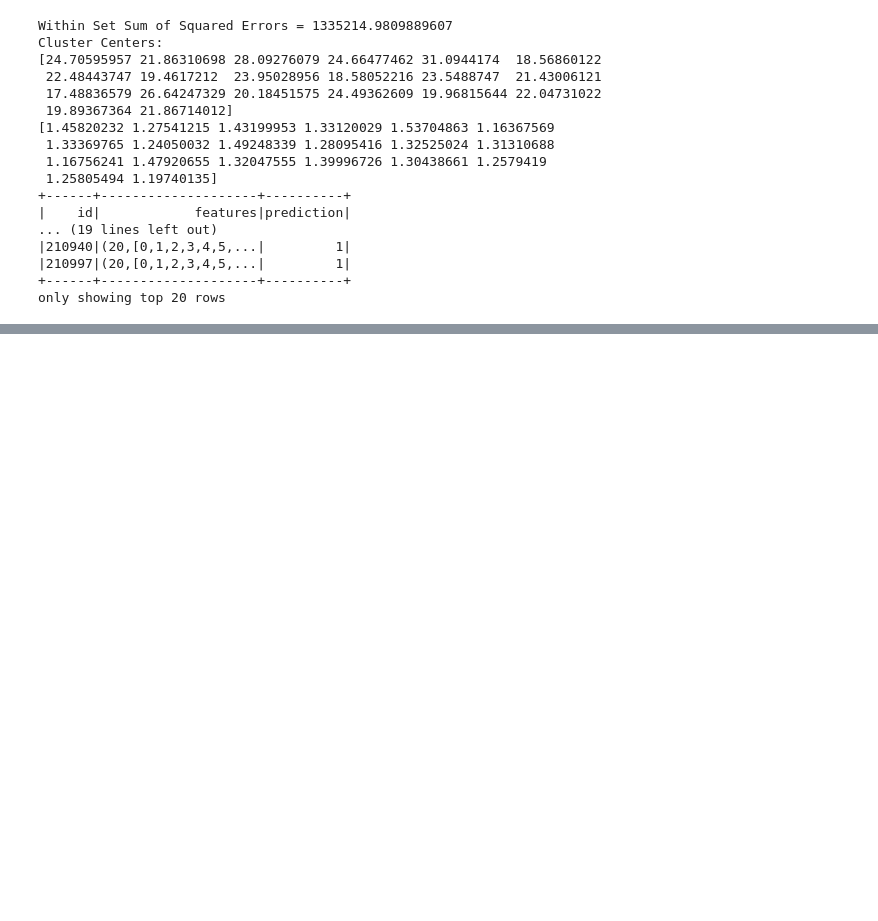
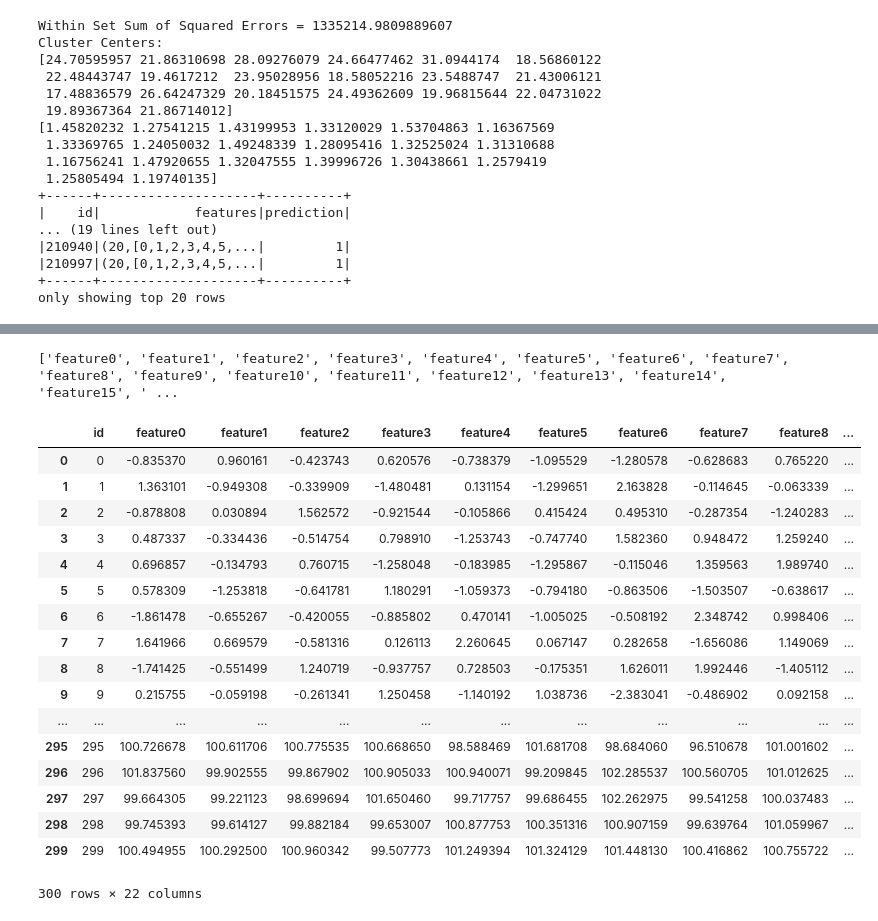
Before and after one commit to colirain/bigdatahw, a Jupyter notebook: hw4/hw4/clusteringDataExport.ipynb, the cells around one changed output, grey strips where cells are left out. Saved outputs shown, nothing was run; the diff lists cells and outputs as text; code cells hidden in the pictures; blank space fills up the shorter version.

Commit message:
random

```diff
--- a/hw4/hw4/clusteringDataExport.ipynb
+++ b/hw4/hw4/clusteringDataExport.ipynb
@@ -111,3 +112,21 @@ Cluster Centers:
 |210997|(20,[0,1,2,3,4,5,...|         1|
 +------+--------------------+----------+
 only showing top 20 rows
+# %%
+# generate clusters
+import numpy as np
+# mean 0
+label1 = np.full((100,1),1,dtype=int)
+# label1.astype(int)
+label2 = np.full((100,1),2,dtype=int)
+label3 = np.full((100,1),3,dtype=int)
+array1 = np.random.multivariate_normal([0]*20,np.identity(20),100)
+array1 = np.concatenate([array1,label1],axis = 1)
+# mean 100
+array2 = np.random.multivariate_normal([100]*20,np.identity(20),100)
+array2 = np.concatenate([array2,label2],axis = 1)
+# mean 200
+array3 = np.random.multivariate_normal([100]*20,np.identity(20),100)
+array3 = np.concatenate([array3,label3],axis = 1)
+array = np.concatenate([array1,array2,array3],axis = 0)
+print (array)
@@ -113,0 +147,31 @@ only showing top 20 rows
+# %%
+columnstr = []
+for i in range(array.shape[1]-1):
+    columnstr.append("feature{}".format(i))
+columnstr.append("label")
+print(columnstr)
+randomdf = pd.DataFrame(array,columns=columnstr)
+randomdf.insert(0,"id",randomdf.index)
+randomdf[["label"]].astype("int64")
+display(randomdf)
+randomdf.to_csv("../1/random.csv",sep = ",", index = False, encoding = "utf-8")
+# %% [output]
+['feature0', 'feature1', 'feature2', 'feature3', 'feature4', 'feature5', 'feature6', 'feature7', 'feature8', 'feature9', 'feature10', 'feature11', 'feature12', 'feature13', 'feature14', 'feature15', ' ...
+|  | id | feature0 | feature1 | feature2 | feature3 | feature4 | feature5 | feature6 | feature7 | feature8 | ... |
+| 0 | 0 | -0.835370 | 0.960161 | -0.423743 | 0.620576 | -0.738379 | -1.095529 | -1.280578 | -0.628683 | 0.765220 | ... |
+| 1 | 1 | 1.363101 | -0.949308 | -0.339909 | -1.480481 | 0.131154 | -1.299651 | 2.163828 | -0.114645 | -0.063339 | ... |
+| 2 | 2 | -0.878808 | 0.030894 | 1.562572 | -0.921544 | -0.105866 | 0.415424 | 0.495310 | -0.287354 | -1.240283 | ... |
+| 3 | 3 | 0.487337 | -0.334436 | -0.514754 | 0.798910 | -1.253743 | -0.747740 | 1.582360 | 0.948472 | 1.259240 | ... |
+| 4 | 4 | 0.696857 | -0.134793 | 0.760715 | -1.258048 | -0.183985 | -1.295867 | -0.115046 | 1.359563 | 1.989740 | ... |
+| 5 | 5 | 0.578309 | -1.253818 | -0.641781 | 1.180291 | -1.059373 | -0.794180 | -0.863506 | -1.503507 | -0.638617 | ... |
+| 6 | 6 | -1.861478 | -0.655267 | -0.420055 | -0.885802 | 0.470141 | -1.005025 | -0.508192 | 2.348742 | 0.998406 | ... |
+| 7 | 7 | 1.641966 | 0.669579 | -0.581316 | 0.126113 | 2.260645 | 0.067147 | 0.282658 | -1.656086 | 1.149069 | ... |
+| 8 | 8 | -1.741425 | -0.551499 | 1.240719 | -0.937757 | 0.728503 | -0.175351 | 1.626011 | 1.992446 | -1.405112 | ... |
+| 9 | 9 | 0.215755 | -0.059198 | -0.261341 | 1.250458 | -1.140192 | 1.038736 | -2.383041 | -0.486902 | 0.092158 | ... |
+| ... | ... | ... | ... | ... | ... | ... | ... | ... | ... | ... | ... |
+| 295 | 295 | 100.726678 | 100.611706 | 100.775535 | 100.668650 | 98.588469 | 101.681708 | 98.684060 | 96.510678 | 101.001602 | ... |
+| 296 | 296 | 101.837560 | 99.902555 | 99.867902 | 100.905033 | 100.940071 | 99.209845 | 102.285537 | 100.560705 | 101.012625 | ... |
+| 297 | 297 | 99.664305 | 99.221123 | 98.699694 | 101.650460 | 99.717757 | 99.686455 | 102.262975 | 99.541258 | 100.037483 | ... |
+| 298 | 298 | 99.745393 | 99.614127 | 99.882184 | 99.653007 | 100.877753 | 100.351316 | 100.907159 | 99.639764 | 101.059967 | ... |
+| 299 | 299 | 100.494955 | 100.292500 | 100.960342 | 99.507773 | 101.249394 | 101.324129 | 101.448130 | 100.416862 | 100.755722 | ... |
+300 rows × 22 columns
```
Also changed, not shown: parts of 3 cells of this notebook, 1 other file.
